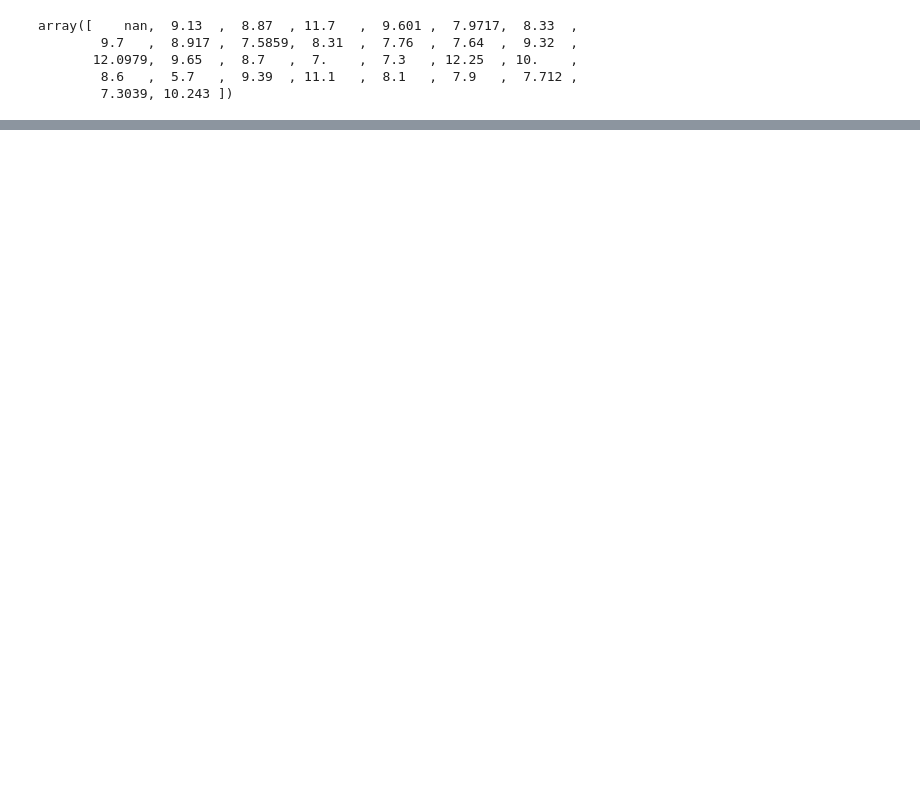
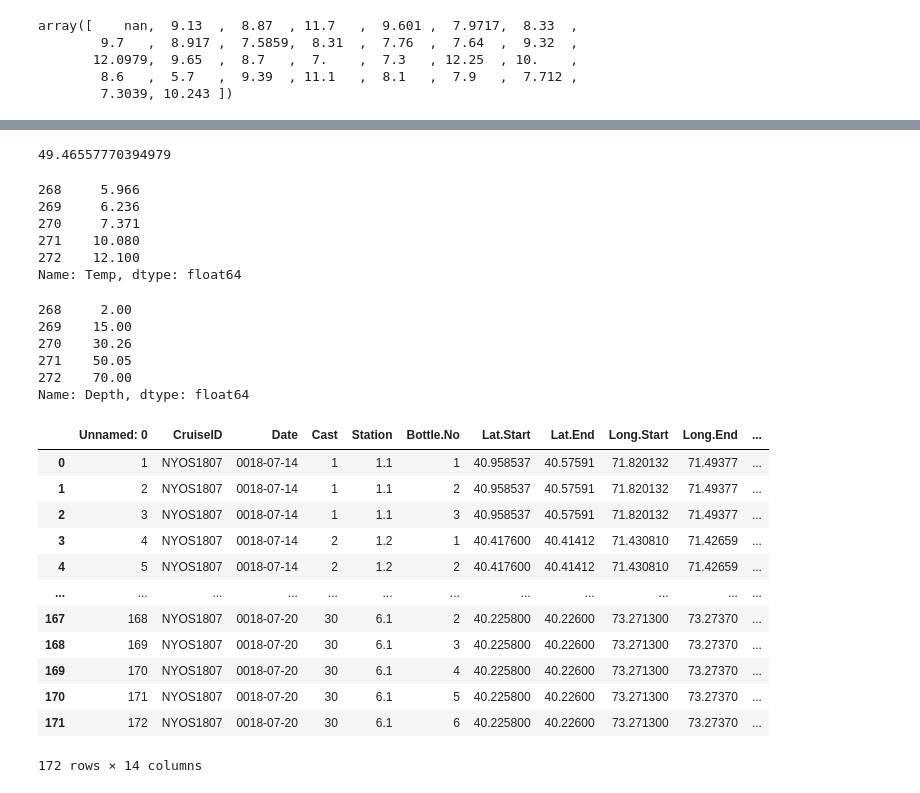
Before and after one commit to lagruenburg/cold_pool, a Jupyter notebook: Cold Pool Explore Data.ipynb, the cells around one changed output, grey strips where cells are left out. Saved outputs shown, nothing was run; the diff lists cells and outputs as text; code cells hidden in the pictures; blank space fills up the shorter version.

```diff
--- a/Cold Pool Explore Data.ipynb
+++ b/Cold Pool Explore Data.ipynb
@@ -113,0 +180,14 @@ np.float(CTD2018['Temp...C.'][167])
+# %%
+year = 2018
+month = 7
+ctd_year = CTD[CTD['Year']==year]
+ctd_monthyr = ctd_year[ctd_year['Month']==month]
+
+d10vector = np.empty(len(np.unique(ctd_monthyr['Station'])))
+i='1.5'
+ctd_stn = ctd_monthyr[ctd_monthyr['Station'] == i]
+ctd_stn
+a=0
+if np.min(ctd_stn['Temp']) > 10 or np.max(ctd_stn['Temp']) < 10:
+    d10vector[a]=np.nan
+    a=a+1
@@ -113,0 +202,38 @@ np.float(CTD2018['Temp...C.'][167])
+# %%
+yp
+# %% [output]
+49.46557770394979
+# %%
+xp
+# %% [output]
+268     5.966
+269     6.236
+270     7.371
+271    10.080
+272    12.100
+Name: Temp, dtype: float64
+# %%
+y
+# %% [output]
+268     2.00
+269    15.00
+270    30.26
+271    50.05
+272    70.00
+Name: Depth, dtype: float64
+# %%
+ctd_monthyr
+# %% [output]
+|  | Unnamed: 0 | CruiseID | Date | Cast | Station | Bottle.No | Lat.Start | Lat.End | Long.Start | Long.End | ... |
+| 0 | 1 | NYOS1807 | 0018-07-14 | 1 | 1.1 | 1 | 40.958537 | 40.57591 | 71.820132 | 71.49377 | ... |
+| 1 | 2 | NYOS1807 | 0018-07-14 | 1 | 1.1 | 2 | 40.958537 | 40.57591 | 71.820132 | 71.49377 | ... |
+| 2 | 3 | NYOS1807 | 0018-07-14 | 1 | 1.1 | 3 | 40.958537 | 40.57591 | 71.820132 | 71.49377 | ... |
+| 3 | 4 | NYOS1807 | 0018-07-14 | 2 | 1.2 | 1 | 40.417600 | 40.41412 | 71.430810 | 71.42659 | ... |
+| 4 | 5 | NYOS1807 | 0018-07-14 | 2 | 1.2 | 2 | 40.417600 | 40.41412 | 71.430810 | 71.42659 | ... |
+| ... | ... | ... | ... | ... | ... | ... | ... | ... | ... | ... | ... |
+| 167 | 168 | NYOS1807 | 0018-07-20 | 30 | 6.1 | 2 | 40.225800 | 40.22600 | 73.271300 | 73.27370 | ... |
+| 168 | 169 | NYOS1807 | 0018-07-20 | 30 | 6.1 | 3 | 40.225800 | 40.22600 | 73.271300 | 73.27370 | ... |
+| 169 | 170 | NYOS1807 | 0018-07-20 | 30 | 6.1 | 4 | 40.225800 | 40.22600 | 73.271300 | 73.27370 | ... |
+| 170 | 171 | NYOS1807 | 0018-07-20 | 30 | 6.1 | 5 | 40.225800 | 40.22600 | 73.271300 | 73.27370 | ... |
+| 171 | 172 | NYOS1807 | 0018-07-20 | 30 | 6.1 | 6 | 40.225800 | 40.22600 | 73.271300 | 73.27370 | ... |
+172 rows × 14 columns
```
Also changed, not shown: parts of 19 cells of this notebook.
